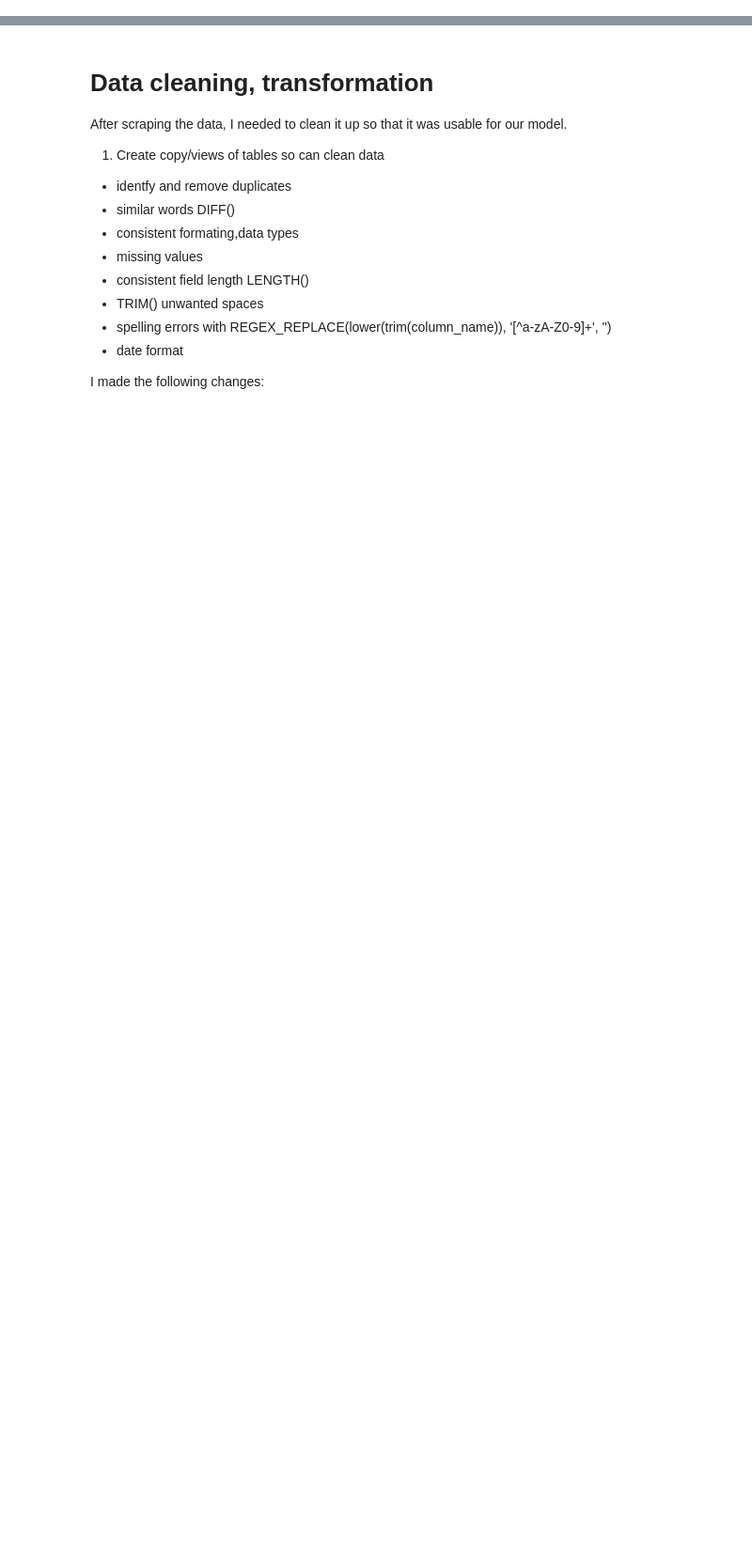
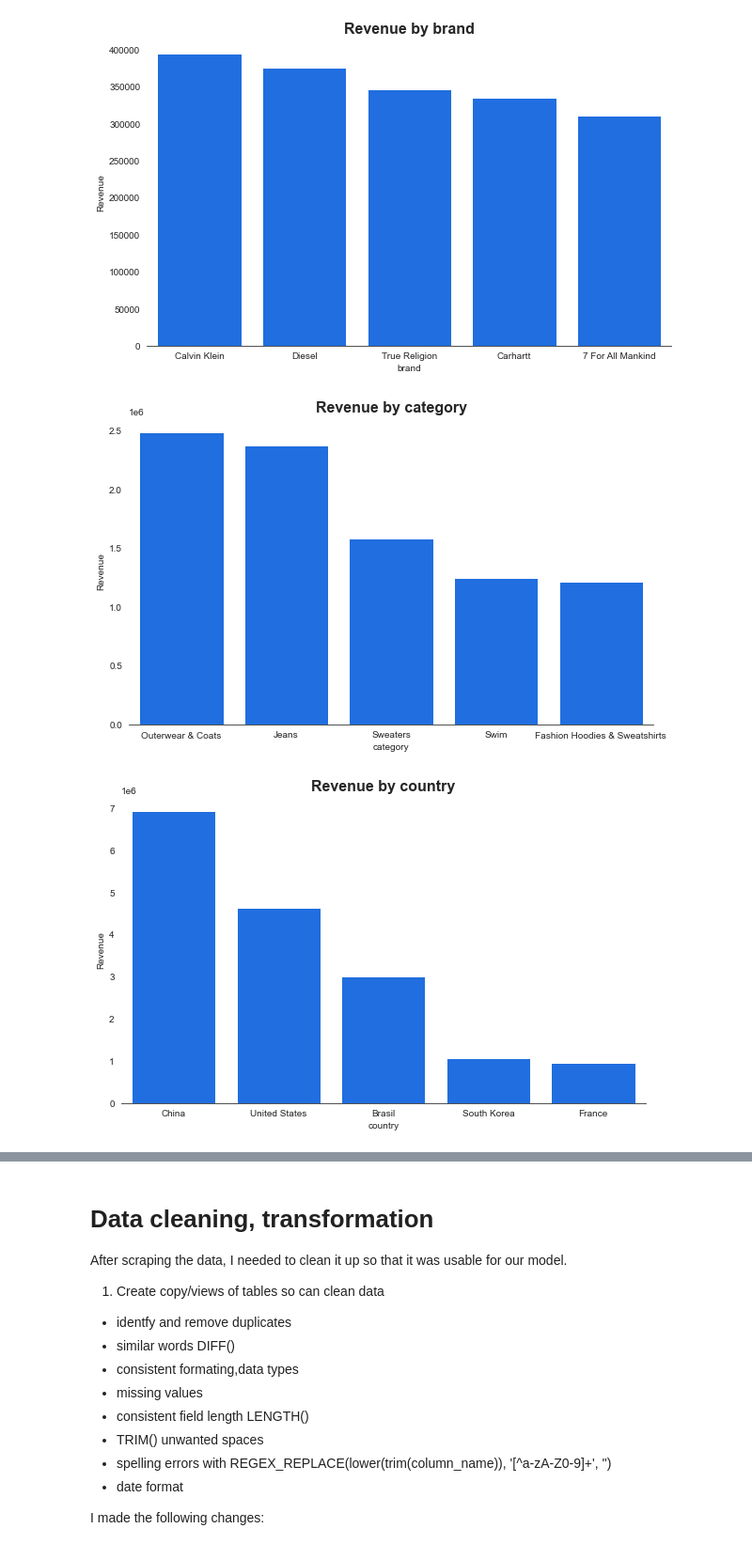
Before and after one commit to buttersaltpepper/Data-Analysis, a Jupyter notebook: project1.ipynb, the cells around one changed output, grey strips where cells are left out. Shown at 94% size. Drawn from its saved outputs; the diff is of its cells as text; code cells hidden in the pictures; blank space fills up the shorter version.

```diff
--- a/project1.ipynb
+++ b/project1.ipynb
@@ -64,0 +154,37 @@ pd.read_gbq(sql)
+# %%
+sns.set_style("white", {"axes.spines.right": False, "axes.spines.top": False, "axes.spines.left": False})
+# %%
+# Revenue Streams
+rev_streams = ['brand', 'category', 'country']
+
+for stream in rev_streams:
+    q = """
+    select
+        {},
+        sum(sale_price * num_of_item) as total_revenue
+
+    from bigquery-public-data.thelook_ecommerce.order_items as oi
+    join bigquery-public-data.thelook_ecommerce.products as p
+    on oi.product_id = p.id
+    join bigquery-public-data.thelook_ecommerce.orders as o
+    on o.order_id = oi.order_id
+    join bigquery-public-data.thelook_ecommerce.users as u
+    on oi.user_id = u.id
+
+    group by {}
+
+    order by total_revenue desc
+    limit 5
+    """.format(stream, stream)
+
+    df = pd.read_gbq(q)
+
+    sns.barplot(x=stream, y='total_revenue', data=df, color='#0068ff')
+    plt.title('Revenue by {}'.format(stream))
+    plt.xlabel(stream)
+    plt.ylabel('Revenue')
+    plt.show()
+# %% [output]
+[figure, added]
+[figure, added]
+[figure, added]
```
Also changed, not shown: parts of 25 cells of this notebook.
